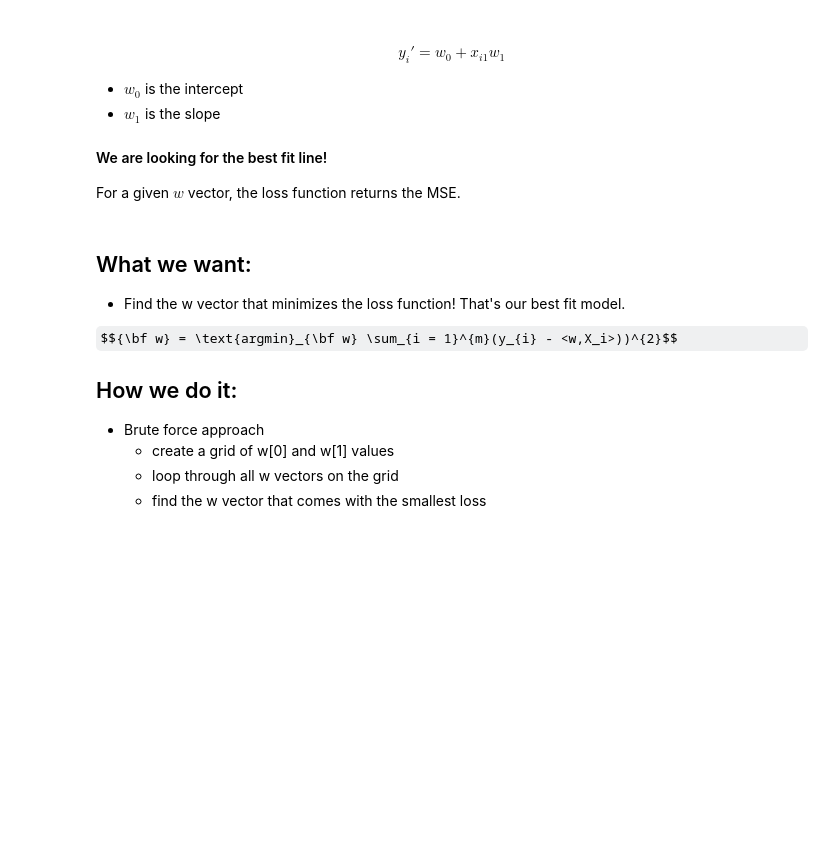
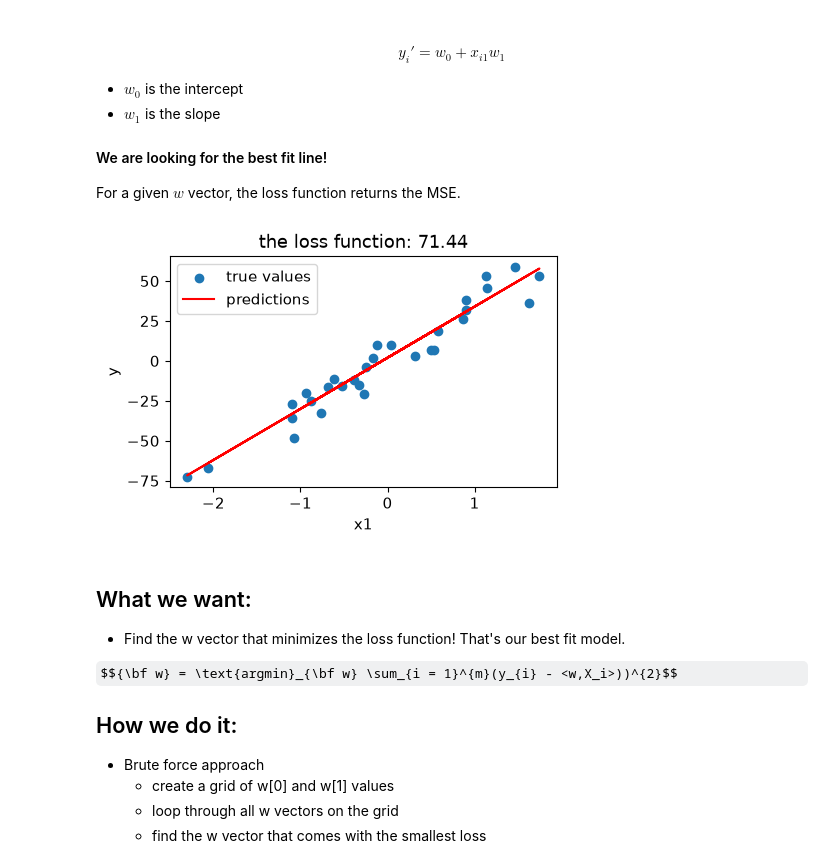
Before and after one commit to BrownDSI/DATA1030-fall2026, a Jupyter notebook: lectures/lecture07 - linear models.ipynb, the cells around one changed output. Drawn from its saved outputs; the diff is of its cells as text; code cells hidden in the pictures; some formulas as TeX source; blank space fills up the shorter version.

```diff
--- a/lectures/lecture07 - linear models.ipynb
+++ b/lectures/lecture07 - linear models.ipynb
@@ -163,17 +183,19 @@ def loss_function_MSE(X,y_true,w):
 
 For a given $w$ vector, the loss function returns the MSE.
 # %%
-w = [0, 0] # intercept is w[0], the slope is w[1]
+w = [2, 32] # intercept is w[0], the slope is w[1]
 
 plt.figure(figsize=(5,3))
 plt.scatter(X,y,label='true values')
 plt.plot(X,model_linreg(X,w),label='predictions',color='r')
 plt.title('the loss function: '+str(np.around(loss_function_MSE(X,y,w),2)))
 plt.xlabel('x1')
 plt.ylabel('y')
 plt.legend()
 plt.savefig('../figures/line_fit.png',dpi=300)
 plt.show()
+# %% [output]
+[figure, added]
 # %% [markdown]
 ## What we want:
 - Find the w vector that minimizes the loss function! That's our best fit model.
```
Also changed, not shown: parts of 13 cells of this notebook, 7 other files.
